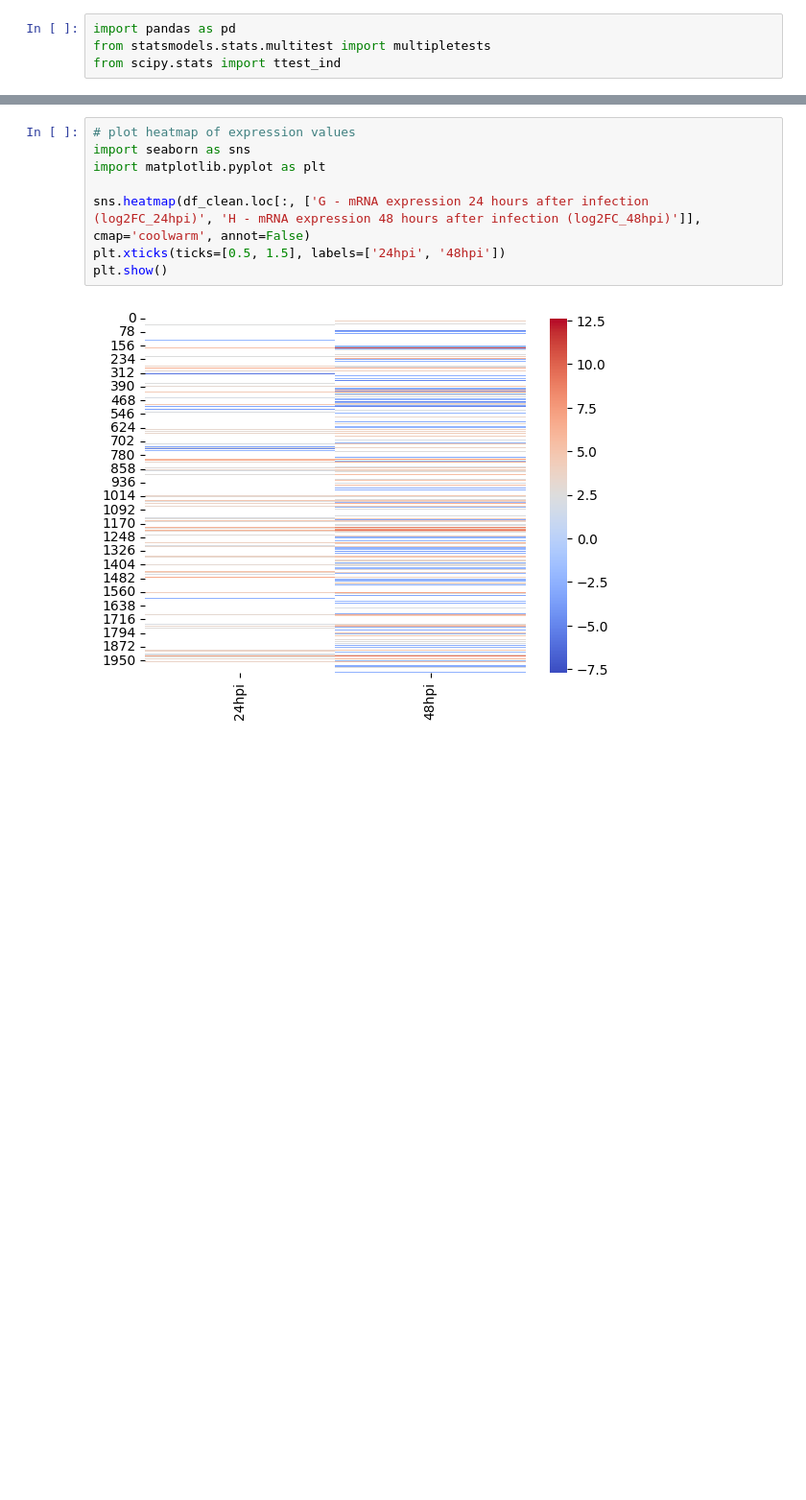
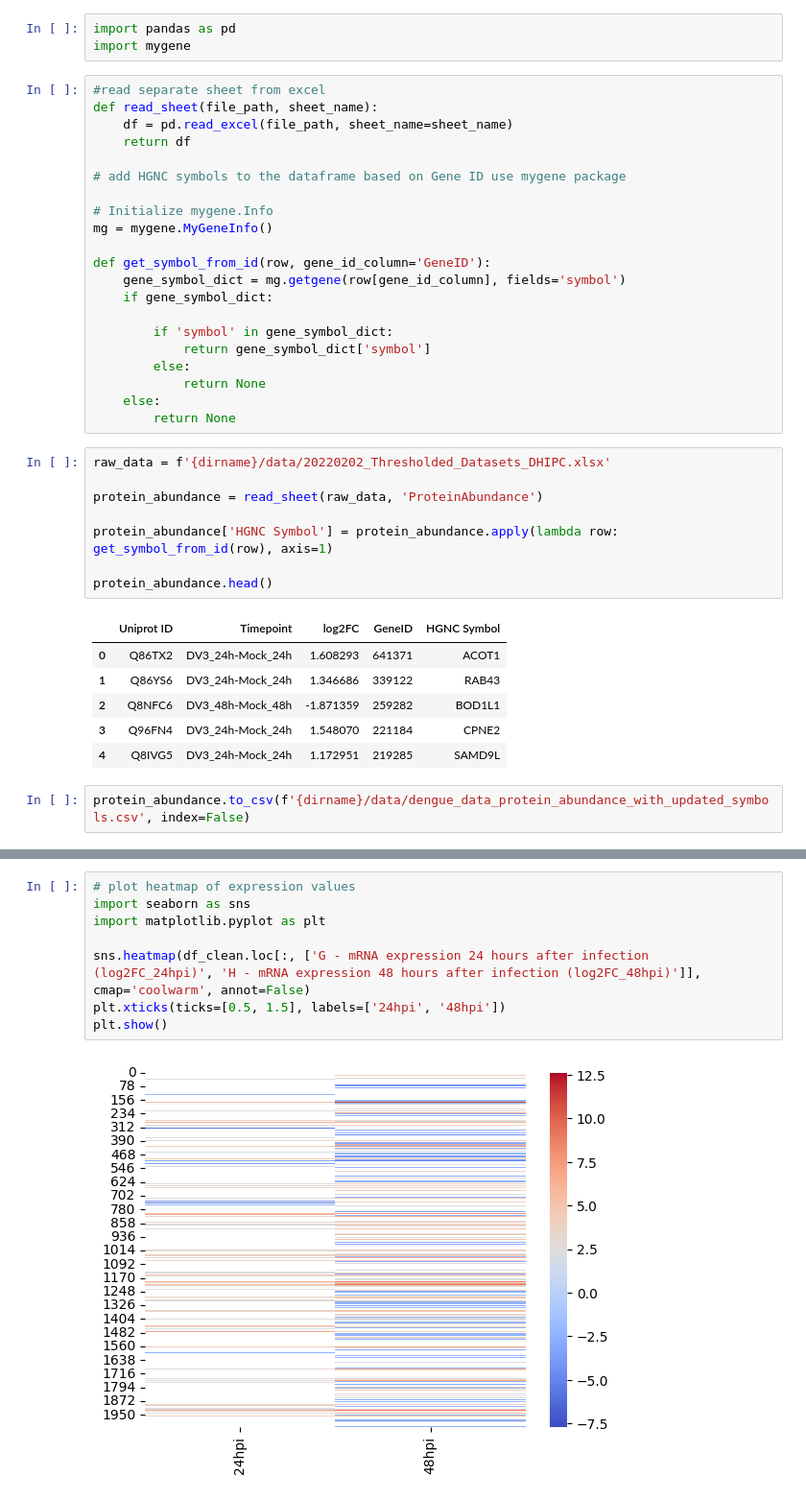
Before and after one commit to idekerlab/agent_evaluation, a Jupyter notebook: notebooks/dengue_data_processing.ipynb, the cells around one changed output, grey strips where cells are left out. Shown at 96% size. Drawn from its saved outputs; the diff is of its cells as text; blank space fills up the shorter version.

Commit message:
update new dataset

```diff
--- a/notebooks/dengue_data_processing.ipynb
+++ b/notebooks/dengue_data_processing.ipynb
@@ -1,4 +33,41 @@
 # %%
 import pandas as pd
-from statsmodels.stats.multitest import multipletests
-from scipy.stats import ttest_ind
+import mygene
+# %%
+#read separate sheet from excel
+def read_sheet(file_path, sheet_name):
+    df = pd.read_excel(file_path, sheet_name=sheet_name)
+    return df
+
+# add HGNC symbols to the dataframe based on Gene ID use mygene package
+
+# Initialize mygene.Info
+mg = mygene.MyGeneInfo()
+
+def get_symbol_from_id(row, gene_id_column='GeneID'):
+    gene_symbol_dict = mg.getgene(row[gene_id_column], fields='symbol')
+    if gene_symbol_dict:
+
+        if 'symbol' in gene_symbol_dict:
+            return gene_symbol_dict['symbol']
+        else:
+            return None
+    else:
+        return None
+# %%
+raw_data = f'{dirname}/data/20220202_Thresholded_Datasets_DHIPC.xlsx'
+
+protein_abundance = read_sheet(raw_data, 'ProteinAbundance')
+
+protein_abundance['HGNC Symbol'] = protein_abundance.apply(lambda row: get_symbol_from_id(row), axis=1)
+
+protein_abundance.head()
+# %% [output]
+|  | Uniprot ID | Timepoint | log2FC | GeneID | HGNC Symbol |
+| 0 | Q86TX2 | DV3_24h-Mock_24h | 1.608293 | 641371 | ACOT1 |
+| 1 | Q86YS6 | DV3_24h-Mock_24h | 1.346686 | 339122 | RAB43 |
+| 2 | Q8NFC6 | DV3_48h-Mock_48h | -1.871359 | 259282 | BOD1L1 |
+| 3 | Q96FN4 | DV3_24h-Mock_24h | 1.548070 | 221184 | CPNE2 |
+| 4 | Q8IVG5 | DV3_24h-Mock_24h | 1.172951 | 219285 | SAMD9L |
+# %%
+protein_abundance.to_csv(f'{dirname}/data/dengue_data_protein_abundance_with_updated_symbols.csv', index=False)
```
Also changed, not shown: parts of 13 cells of this notebook, 55 other files.
